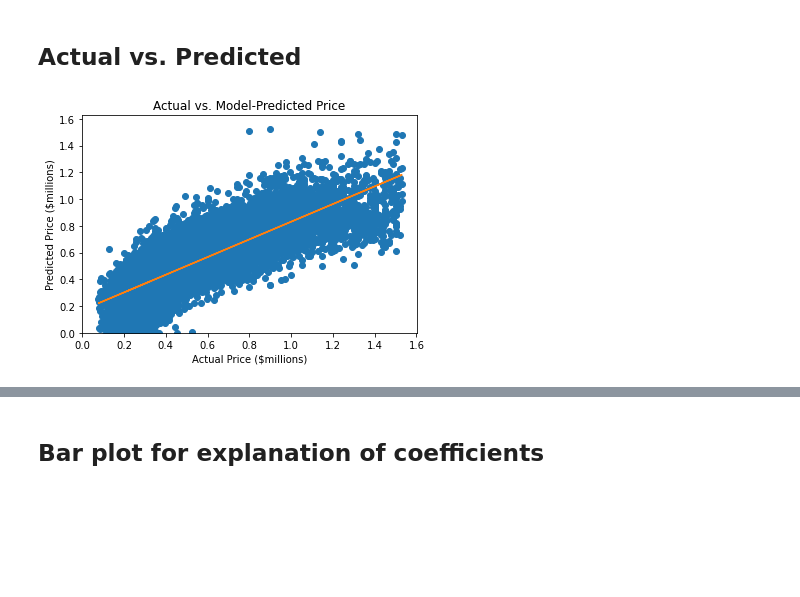
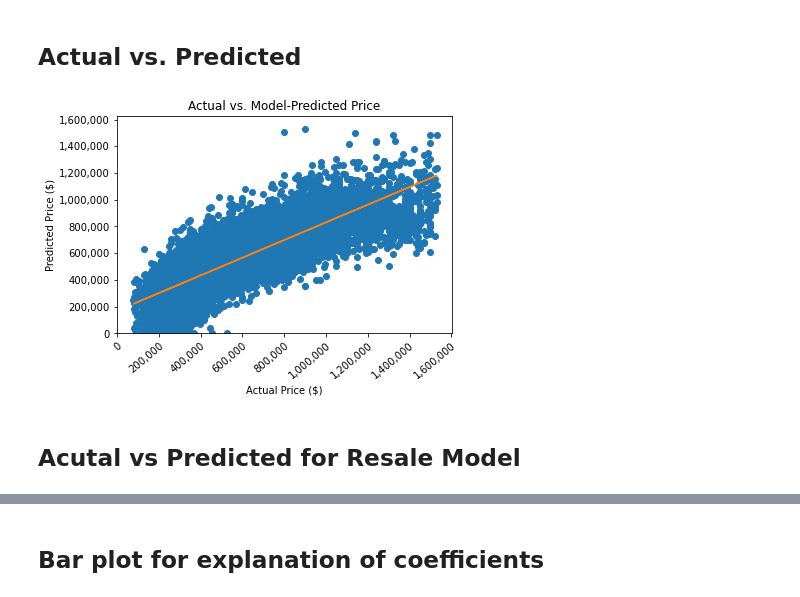
Before and after one commit to mccafj/King-County-House-Sales-Project, a Jupyter notebook: King County Housing notebook.ipynb, the cells around one changed output, grey strips where cells are left out. Saved outputs shown, nothing was run; the diff lists cells and outputs as text; code cells hidden in the pictures; blank space fills up the shorter version.

```diff
--- a/King County Housing notebook.ipynb
+++ b/King County Housing notebook.ipynb
@@ -41,7 +41,7 @@ Requirement already satisfied: haversine in c:\users\jonmc\anaconda3\envs\learn-
 # %% [markdown]
 ## Loaded data, initial exploratory data analysis
 # %%
-df = pd.read_csv('.\data\kc_house_data.csv')
+df = pd.read_csv('./data/kc_house_data.csv')
 df.head()
 # %% [output]
 |  | id | date | price | bedrooms | bathrooms | sqft_living | sqft_lot | floors | waterfront | view | ... |
@@ -827,19 +1301,24 @@ Kurtosis:                       5.480   Cond. No.                         7.23
 # %%
 # predicted vs. actual
 model2_pred = model2.predict(x2)
 
 
-y = model2_pred / 1000000
-x = df10['price'] / 1000000
+y_ap_2 = model2_pred
+x_ap_2 = df10['price']
 
-plt.plot(x,y, "o")
-m, b = np.polyfit(x, y, 1)
-plt.plot(x, m*x+b)
+plt.plot(x_ap_2,y_ap_2, "o")
+m, b = np.polyfit(x_ap_2, y_ap_2, 1)
+plt.plot(x_ap_2, m*x_ap_2+b)
 plt.ylim(ymin=0)
 plt.xlim(xmin=0)
-plt.xlabel('Actual Price ($millions)')
-plt.ylabel('Predicted Price ($millions)')
+plt.xlabel('Actual Price ($)')
+plt.xticks(rotation=40, ha="right", rotation_mode='anchor')
+plt.gca().xaxis.set_major_formatter(plt.matplotlib.ticker.StrMethodFormatter('{x:,.0f}'))
+plt.ylabel('Predicted Price ($)')
+plt.gca().yaxis.set_major_formatter(plt.matplotlib.ticker.StrMethodFormatter('{x:,.0f}'))
 plt.title('Actual vs. Model-Predicted Price')
 plt.savefig('./images/model_act_pred', bbox_inches='tight', dpi=300);
 # %% [output]
-[figure, old version]
+[figure, new version]
+# %% [markdown]
+## Acutal vs Predicted for Resale Model
```
Also changed, not shown: parts of 102 cells of this notebook, 7 other files.
